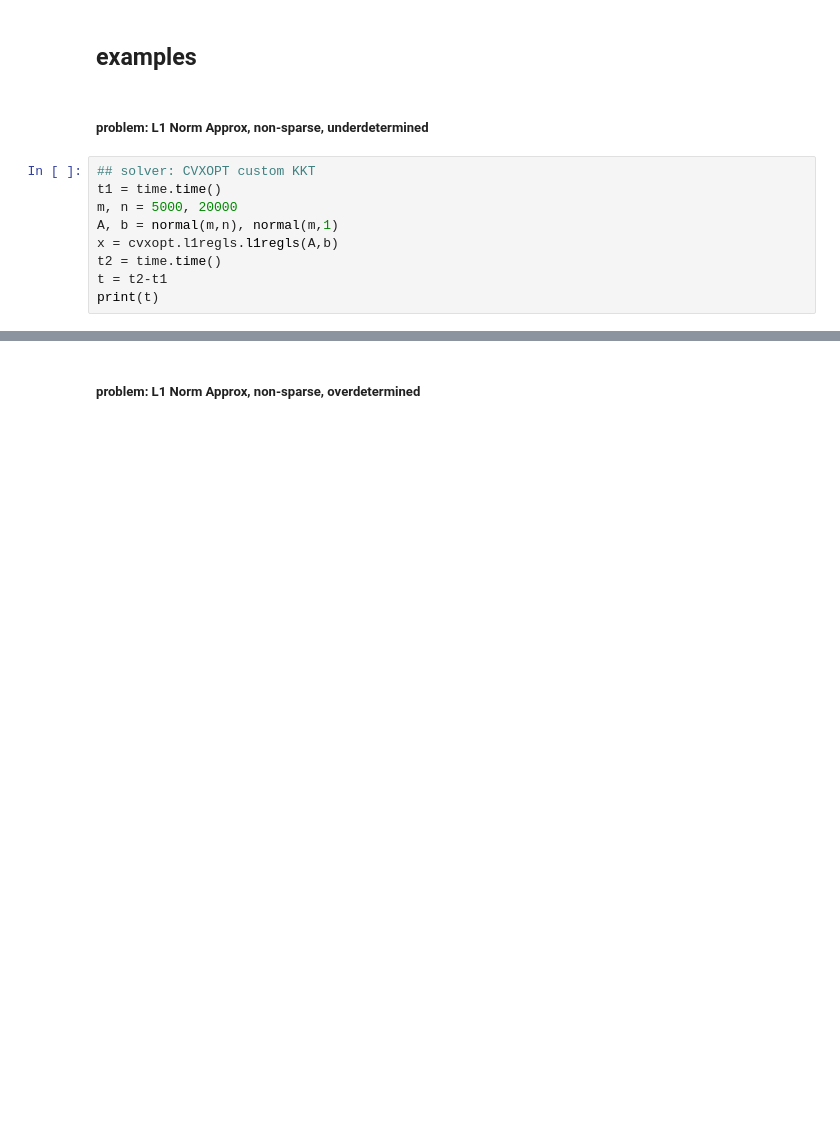
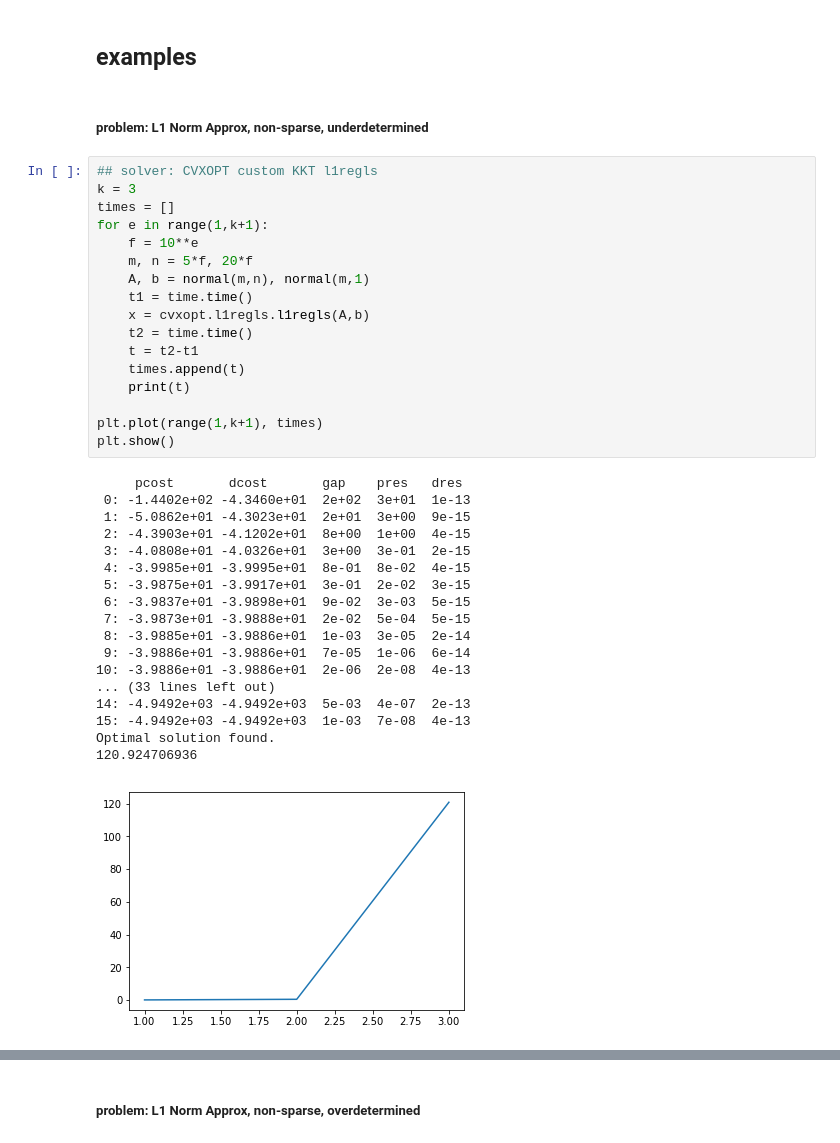
Before and after one commit to zimmerman-cole/ill-condition, a Jupyter notebook: code/IPM_examples.ipynb, the cells around one changed output, grey strips where cells are left out. Cells and saved outputs as stored; diff of their text form; blank space fills up the shorter version.

```diff
--- a/code/IPM_examples.ipynb
+++ b/code/IPM_examples.ipynb
@@ -30,13 +31,40 @@ import numpy as np
 # %% [markdown]
 ##### problem: L1 Norm Approx, non-sparse, underdetermined
 # %%
-## solver: CVXOPT custom KKT
-t1 = time.time()
-m, n = 5000, 20000
-A, b = normal(m,n), normal(m,1)
-x = cvxopt.l1regls.l1regls(A,b)
-t2 = time.time()
-t = t2-t1
-print(t)
+## solver: CVXOPT custom KKT l1regls
+k = 3
+times = []
+for e in range(1,k+1):
+    f = 10**e
+    m, n = 5*f, 20*f
+    A, b = normal(m,n), normal(m,1)
+    t1 = time.time()
+    x = cvxopt.l1regls.l1regls(A,b)
+    t2 = time.time()
+    t = t2-t1
+    times.append(t)
+    print(t)
+
+plt.plot(range(1,k+1), times)
+plt.show()
+# %% [output]
+     pcost       dcost       gap    pres   dres
+ 0: -1.4402e+02 -4.3460e+01  2e+02  3e+01  1e-13
+ 1: -5.0862e+01 -4.3023e+01  2e+01  3e+00  9e-15
+ 2: -4.3903e+01 -4.1202e+01  8e+00  1e+00  4e-15
+ 3: -4.0808e+01 -4.0326e+01  3e+00  3e-01  2e-15
+ 4: -3.9985e+01 -3.9995e+01  8e-01  8e-02  4e-15
+ 5: -3.9875e+01 -3.9917e+01  3e-01  2e-02  3e-15
+ 6: -3.9837e+01 -3.9898e+01  9e-02  3e-03  5e-15
+ 7: -3.9873e+01 -3.9888e+01  2e-02  5e-04  5e-15
+ 8: -3.9885e+01 -3.9886e+01  1e-03  3e-05  2e-14
+ 9: -3.9886e+01 -3.9886e+01  7e-05  1e-06  6e-14
+10: -3.9886e+01 -3.9886e+01  2e-06  2e-08  4e-13
+... (33 lines left out)
+14: -4.9492e+03 -4.9492e+03  5e-03  4e-07  2e-13
+15: -4.9492e+03 -4.9492e+03  1e-03  7e-08  4e-13
+Optimal solution found.
+120.924706936
+[figure, added]
 # %%
 ## solver: MOSEK via CVXOPT
```
Also changed, not shown: parts of 8 cells of this notebook.
